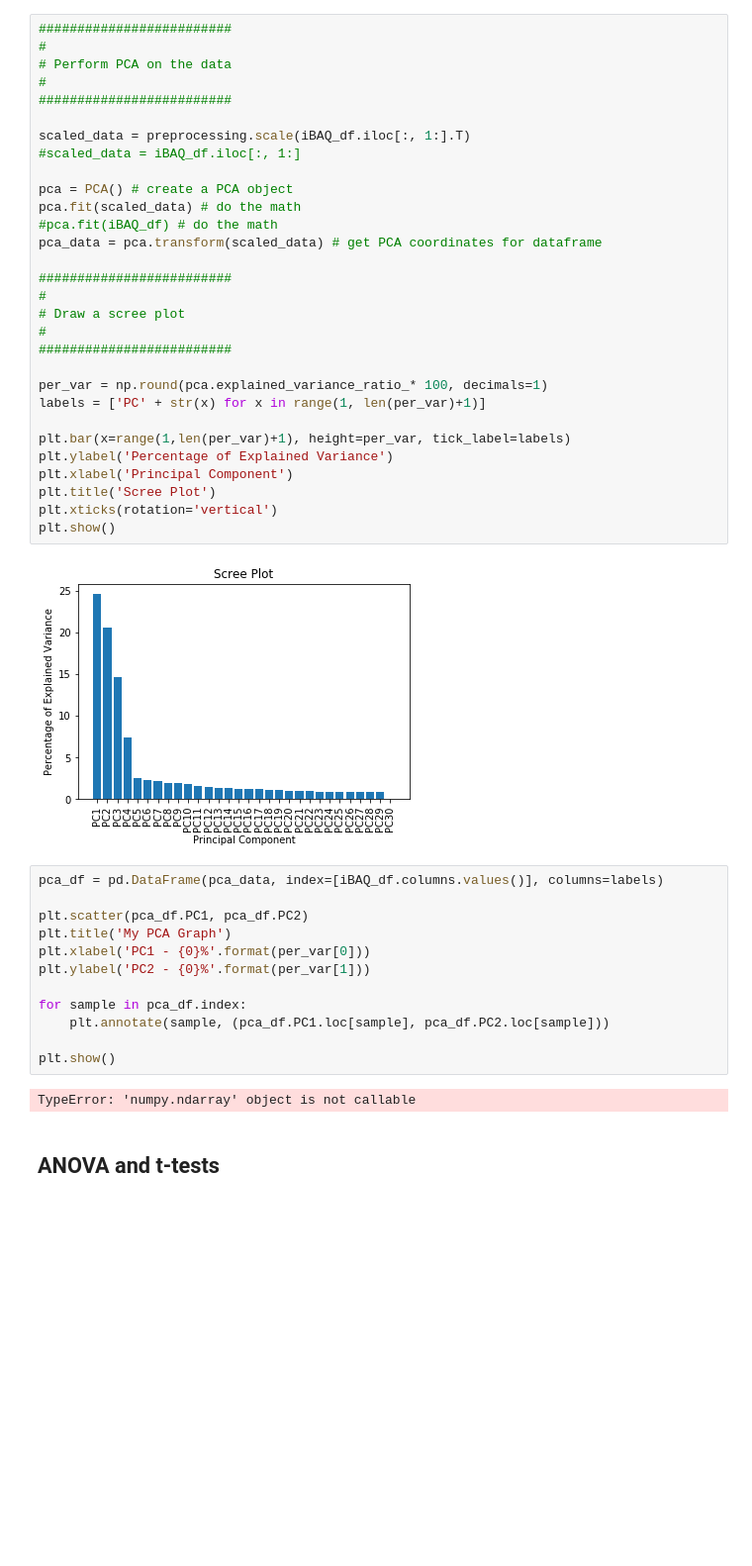
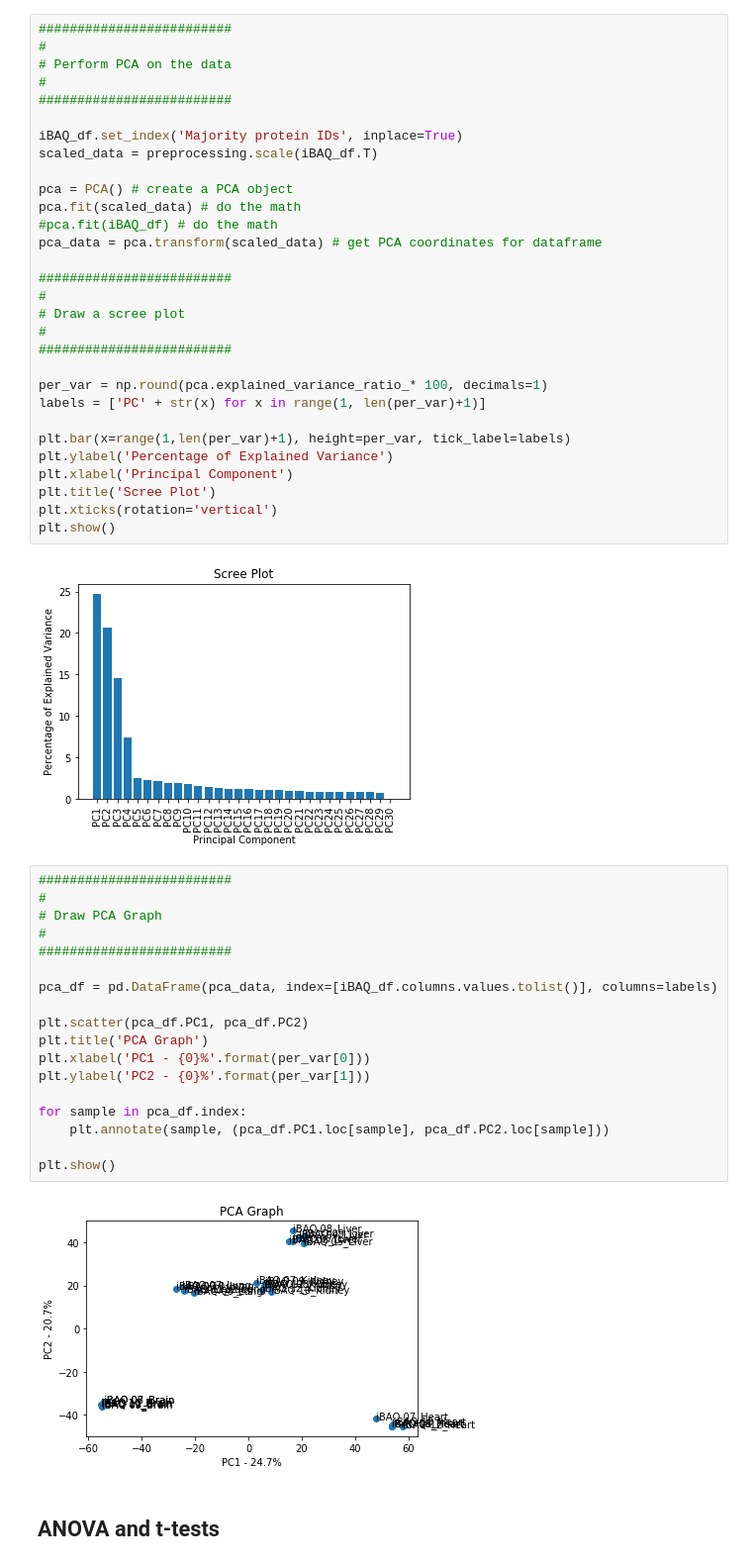
Before and after one commit to PNNL-Comp-Mass-Spec/Tissue_Classification, a Jupyter notebook: MaxQuant_Postprocessing.ipynb, the cells around one changed output. Shown at 99% size. Saved outputs shown, nothing was run; the diff lists cells and outputs as text; blank space fills up the shorter version.

```diff
--- a/MaxQuant_Postprocessing.ipynb
+++ b/MaxQuant_Postprocessing.ipynb
@@ -282,8 +268,8 @@ False
 #
 #########################
 
-scaled_data = preprocessing.scale(iBAQ_df.iloc[:, 1:].T)
-#scaled_data = iBAQ_df.iloc[:, 1:]
+iBAQ_df.set_index('Majority protein IDs', inplace=True)
+scaled_data = preprocessing.scale(iBAQ_df.T)
 
 pca = PCA() # create a PCA object
 pca.fit(scaled_data) # do the math
@@ -308,19 +294,25 @@ plt.show()
 # %% [output]
 [figure]
 # %%
-pca_df = pd.DataFrame(pca_data, index=[iBAQ_df.columns.values()], columns=labels)
+#########################
+#
+# Draw PCA Graph
+#
+#########################
+
+pca_df = pd.DataFrame(pca_data, index=[iBAQ_df.columns.values.tolist()], columns=labels)
 
 plt.scatter(pca_df.PC1, pca_df.PC2)
-plt.title('My PCA Graph')
+plt.title('PCA Graph')
 plt.xlabel('PC1 - {0}%'.format(per_var[0]))
 plt.ylabel('PC2 - {0}%'.format(per_var[1]))
 
 for sample in pca_df.index:
     plt.annotate(sample, (pca_df.PC1.loc[sample], pca_df.PC2.loc[sample]))
 
 plt.show()
 # %% [output]
-TypeError: 'numpy.ndarray' object is not callable
+[figure, added]
 # %% [markdown]
 ## ANOVA and t-tests
 # %%
```
Also changed, not shown: parts of 3 cells of this notebook.
